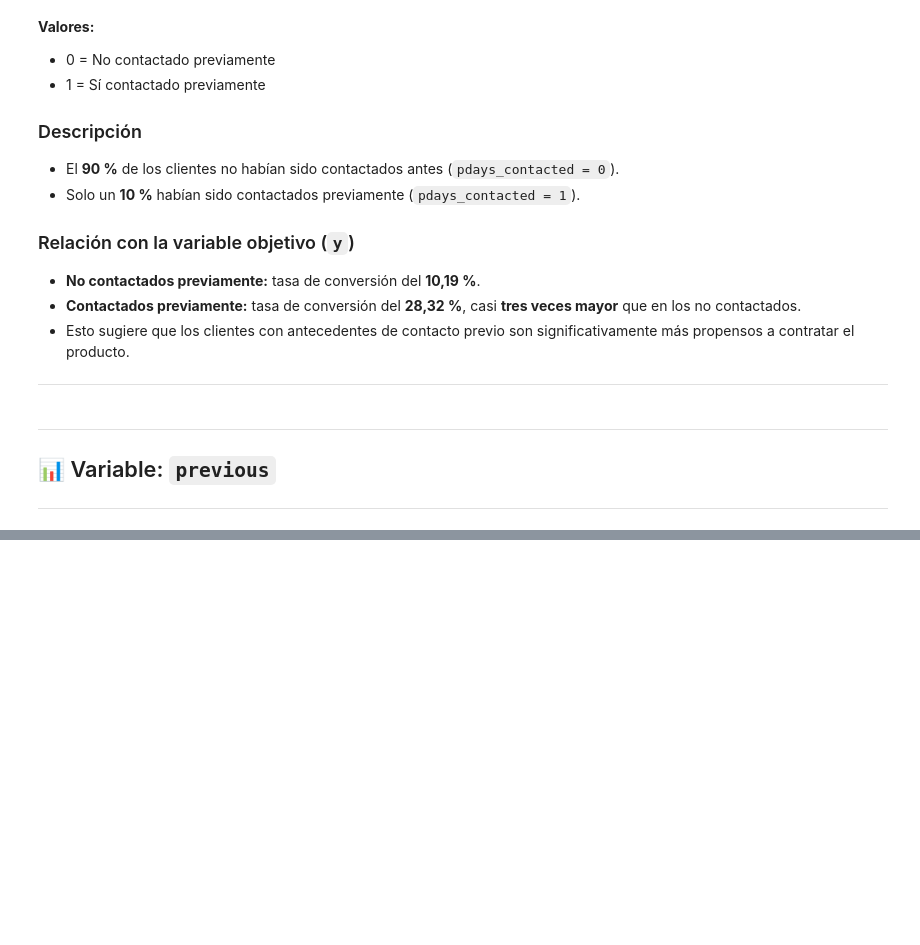
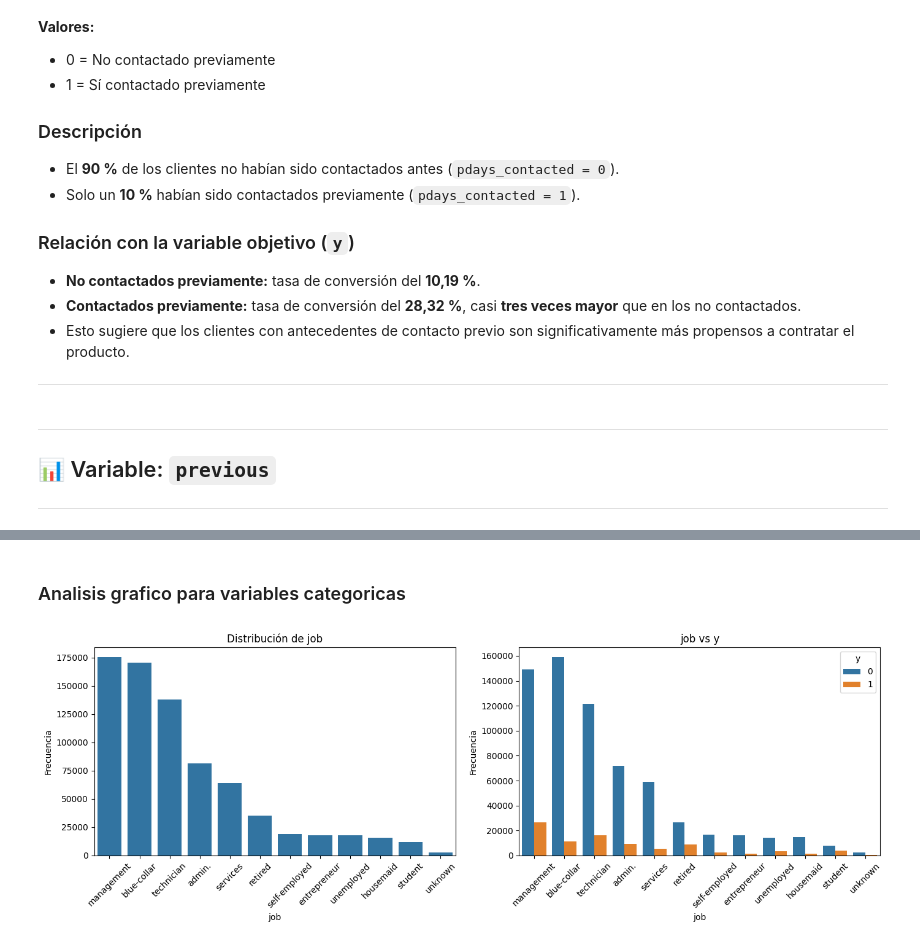
Before and after one commit to sergioroqueh/Kaggle_Binary_Classification_with_a_-Bank_Dataset, a Jupyter notebook: src/explore.ipynb, the cells around one changed output, grey strips where cells are left out. Drawn from its saved outputs; the diff is of its cells as text; code cells hidden in the pictures; blank space fills up the shorter version.

```diff
--- a/src/explore.ipynb
+++ b/src/explore.ipynb
@@ -543,2 +535,0 @@ num_data_plt("previous")
-# %%
-def cat_data_plt(cat_var, target="y", data=df):
@@ -557,0 +552,2 @@ primer_no_repetido("hola mundo")
+# %%
+df["previous_contacted"] = (df["previous"] != 0).astype(int)
@@ -557,0 +580,2 @@ primer_no_repetido("hola mundo")
+# %%
+df = df.drop("previous", axis=1)
@@ -557,0 +602,25 @@ primer_no_repetido("hola mundo")
+# %% [markdown]
+### Analisis grafico para variables categoricas
+# %%
+def cat_data_plt(var, df=df, target="y"):
+    fig, axes = plt.subplots(1, 2, figsize=(14, 5))
+
+    sns.countplot(x=var, data=df, ax=axes[0], order=df[var].value_counts().index)
+    axes[0].set_title(f"Distribución de {var}")
+    axes[0].set_ylabel("Frecuencia")
+    axes[0].set_xlabel(var)
+    axes[0].tick_params(axis='x', rotation=45)
+
+    # Countplot con target
+    sns.countplot(x=var, hue=target, data=df, ax=axes[1], order=df[var].value_counts().index)
+    axes[1].set_title(f"{var} vs {target}")
+    axes[1].set_ylabel("Frecuencia")
+    axes[1].set_xlabel(var)
+    axes[1].tick_params(axis='x', rotation=45)
+
+    plt.tight_layout()
+    plt.show()
+# %%
+cat_data_plt("job")
+# %% [output]
+[figure, added]
```
Also changed, not shown: parts of 16 cells of this notebook.
